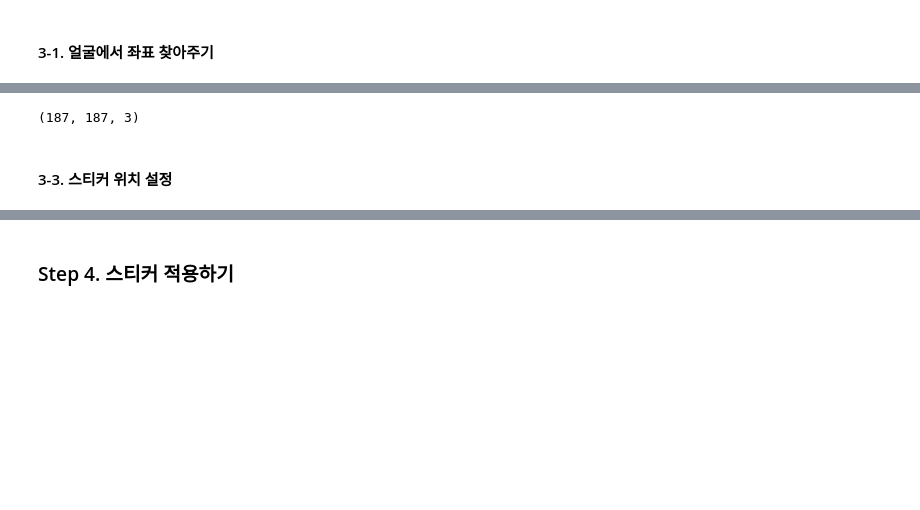
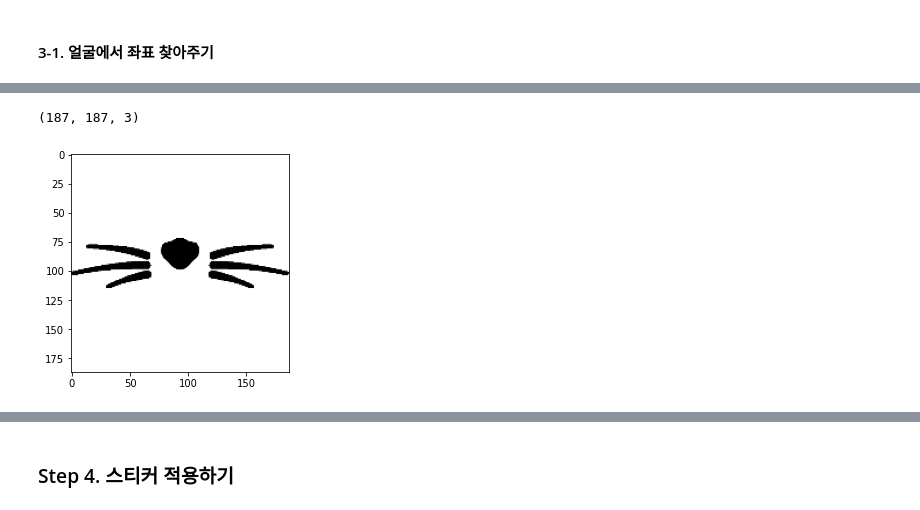
Before and after one commit to Namu1111/Aiffel-Node-2-Github-, a Jupyter notebook: E3. Camera_sticker_app.ipynb, the cells around one changed output, grey strips where cells are left out. Cells and saved outputs as stored; diff of their text form; code cells hidden in the pictures; blank space fills up the shorter version.

```diff
--- a/E3. Camera_sticker_app.ipynb
+++ b/E3. Camera_sticker_app.ipynb
@@ -121,10 +123,10 @@ for dlib_rect, landmark in zip(dlib_rects, list_landmarks):
 # %%
-# 스티커 사이즈 조정
 sticker_path = os.getenv('HOME')+'/aiffel/camera_sticker/images/cat-whiskers.png'
 img_sticker = cv2.imread(sticker_path)
 img_sticker = cv2.resize(img_sticker, (w,h))
 print (img_sticker.shape)
+plt.imshow(img_sticker)
+plt.show()
 # %% [output]
 (187, 187, 3)
+[figure, added]
-# %% [markdown]
-#### 3-3. 스티커 위치 설정
```
Also changed, not shown: parts of 11 cells of this notebook.
